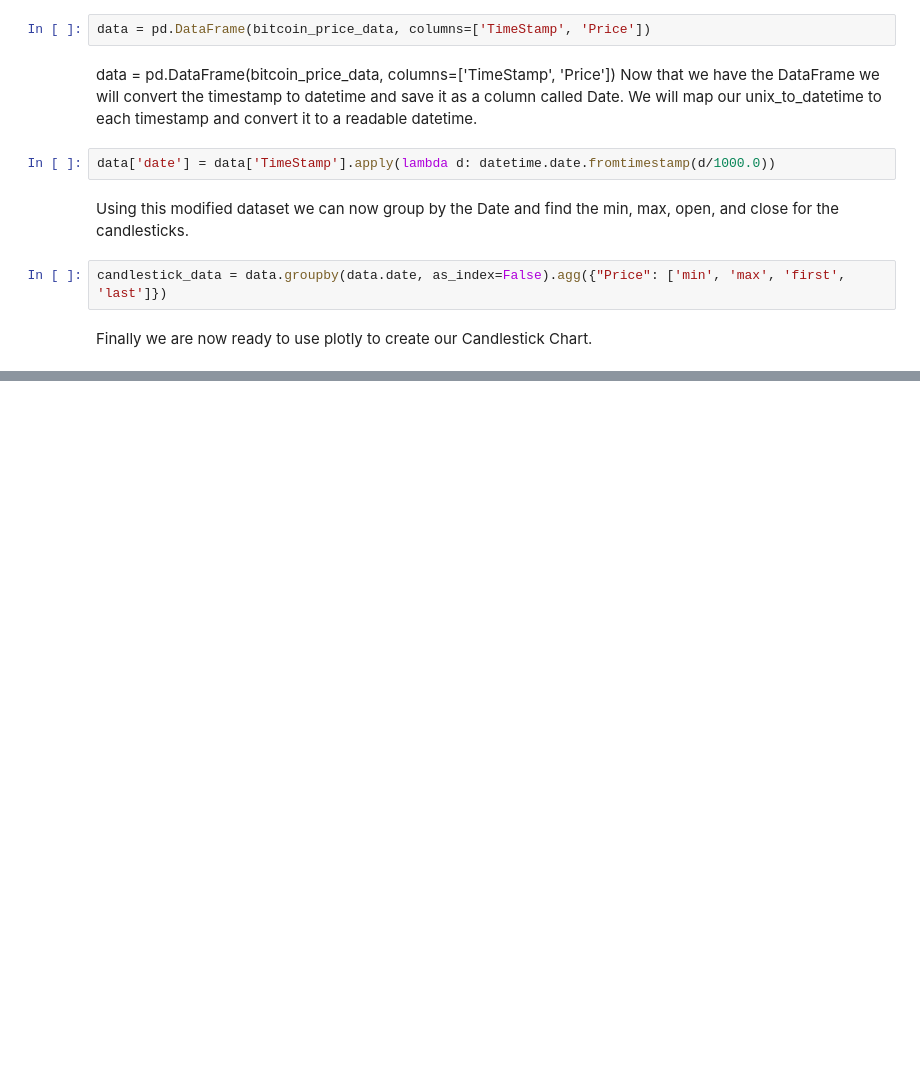
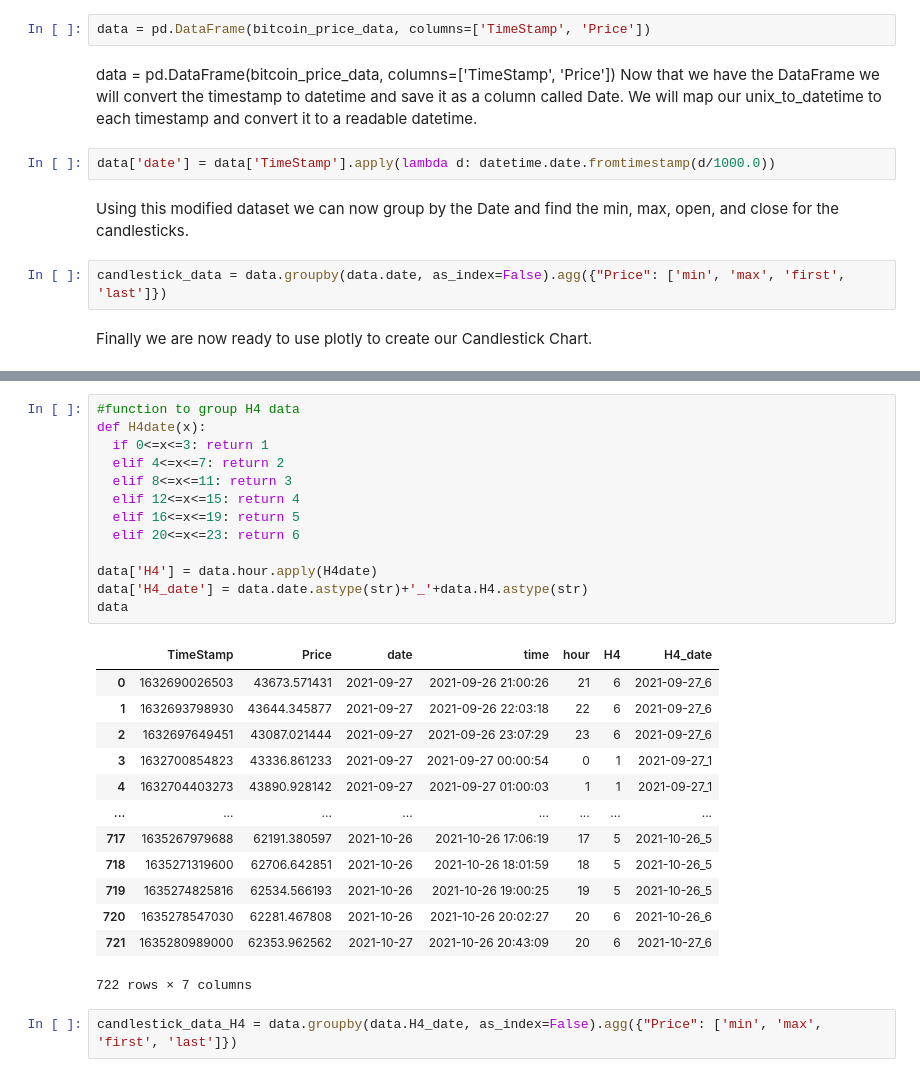
Before and after one commit to armeh429/A-journey-to-learn-Python-modules, a Jupyter notebook: pycoingecko_with_candlechart.ipynb, the cells around one changed output, grey strips where cells are left out. Saved outputs shown, nothing was run; the diff lists cells and outputs as text; blank space fills up the shorter version.

```diff
--- a/pycoingecko_with_candlechart.ipynb
+++ b/pycoingecko_with_candlechart.ipynb
@@ -123,0 +147,29 @@ fig.show()
+# %%
+#function to group H4 data
+def H4date(x):
+  if 0<=x<=3: return 1
+  elif 4<=x<=7: return 2
+  elif 8<=x<=11: return 3
+  elif 12<=x<=15: return 4
+  elif 16<=x<=19: return 5
+  elif 20<=x<=23: return 6
+
+data['H4'] = data.hour.apply(H4date)
+data['H4_date'] = data.date.astype(str)+'_'+data.H4.astype(str)
+data
+# %% [output]
+|  | TimeStamp | Price | date | time | hour | H4 | H4_date |
+| 0 | 1632690026503 | 43673.571431 | 2021-09-27 | 2021-09-26 21:00:26 | 21 | 6 | 2021-09-27_6 |
+| 1 | 1632693798930 | 43644.345877 | 2021-09-27 | 2021-09-26 22:03:18 | 22 | 6 | 2021-09-27_6 |
+| 2 | 1632697649451 | 43087.021444 | 2021-09-27 | 2021-09-26 23:07:29 | 23 | 6 | 2021-09-27_6 |
+| 3 | 1632700854823 | 43336.861233 | 2021-09-27 | 2021-09-27 00:00:54 | 0 | 1 | 2021-09-27_1 |
+| 4 | 1632704403273 | 43890.928142 | 2021-09-27 | 2021-09-27 01:00:03 | 1 | 1 | 2021-09-27_1 |
+| ... | ... | ... | ... | ... | ... | ... | ... |
+| 717 | 1635267979688 | 62191.380597 | 2021-10-26 | 2021-10-26 17:06:19 | 17 | 5 | 2021-10-26_5 |
+| 718 | 1635271319600 | 62706.642851 | 2021-10-26 | 2021-10-26 18:01:59 | 18 | 5 | 2021-10-26_5 |
+| 719 | 1635274825816 | 62534.566193 | 2021-10-26 | 2021-10-26 19:00:25 | 19 | 5 | 2021-10-26_5 |
+| 720 | 1635278547030 | 62281.467808 | 2021-10-26 | 2021-10-26 20:02:27 | 20 | 6 | 2021-10-26_6 |
+| 721 | 1635280989000 | 62353.962562 | 2021-10-27 | 2021-10-26 20:43:09 | 20 | 6 | 2021-10-27_6 |
+722 rows × 7 columns
+# %%
+candlestick_data_H4 = data.groupby(data.H4_date, as_index=False).agg({"Price": ['min', 'max', 'first', 'last']})
```
Also changed, not shown: parts of 7 cells of this notebook.
